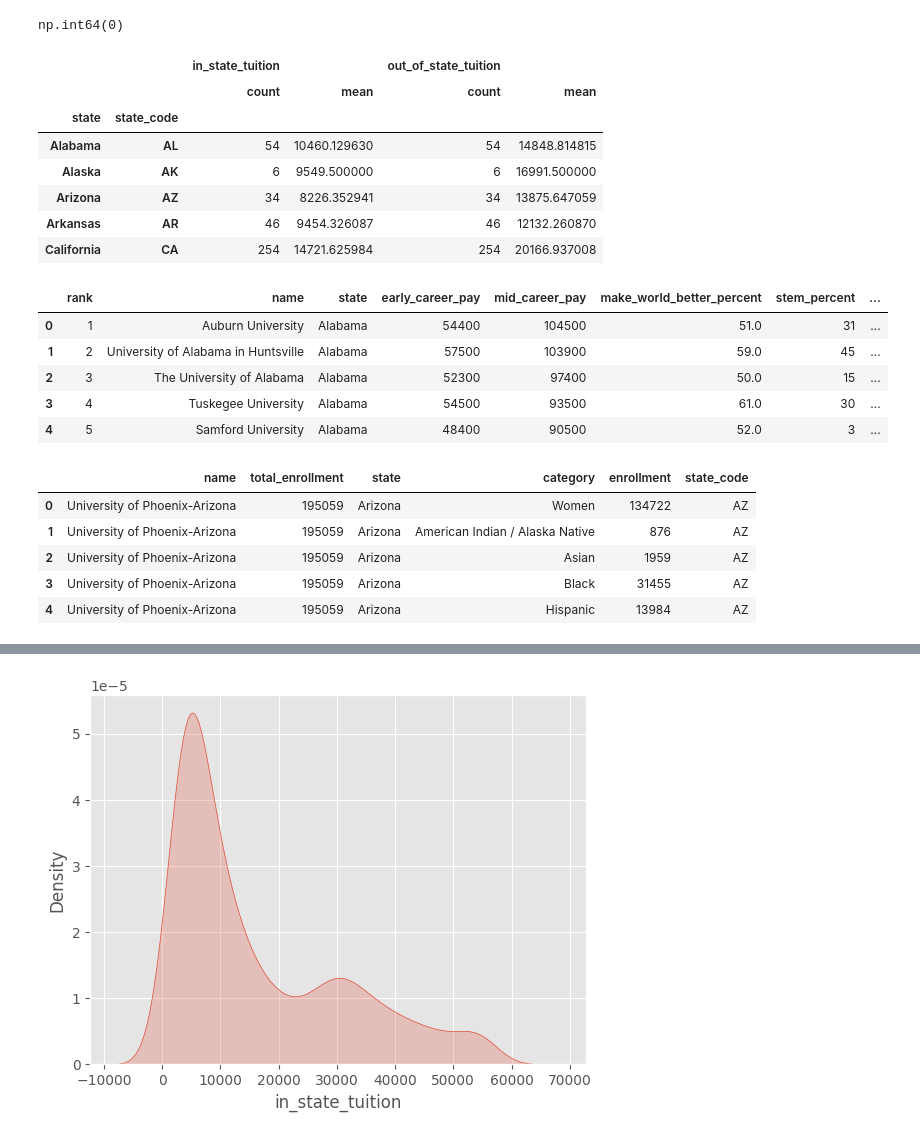
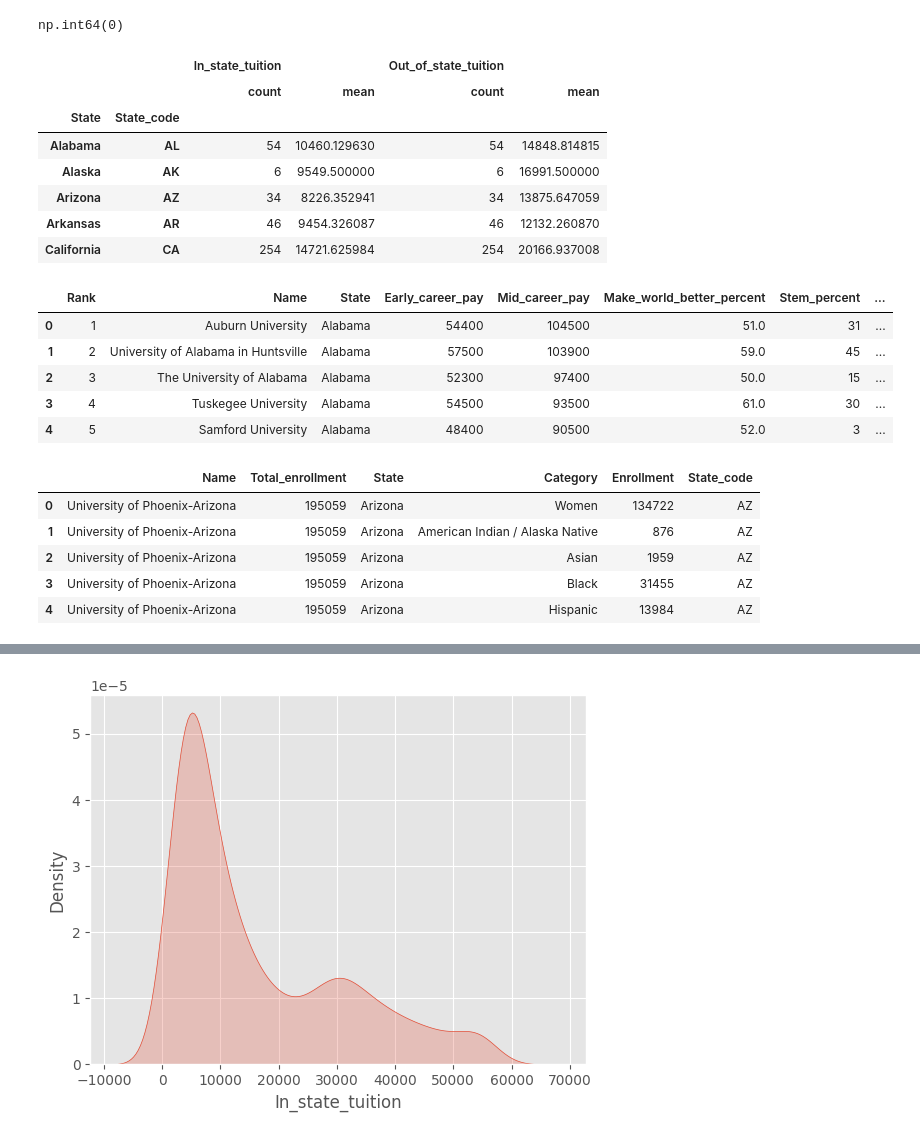
Before and after one commit to edwardweldon100/Python-Data-Analysis-Project, a Jupyter notebook: Python Project- College Tuition & Pay.ipynb, the cells around one changed output, grey strips where cells are left out. Cells and saved outputs as stored; diff of their text form; code cells hidden in the pictures.

```diff
--- a/Python Project- College Tuition & Pay.ipynb
+++ b/Python Project- College Tuition & Pay.ipynb
@@ -187,6 +194,6 @@ Salary_potential[Salary_potential.duplicated(subset='name', keep = False)].sort_
 | 543 | 9 | Fairleigh Dickinson University-Fl... | New-Jersey | 53700 | 98500 | 42.0 | 6 |
 # %%
 #remove duplicate Salary_potential
-Salary_potential = Salary_potential.drop_duplicates(subset='name', keep='first')
-Salary_potential[Salary_potential.duplicated(subset='name', keep = False)].sort_values('name', ascending=True)
+Salary_potential = Salary_potential.drop_duplicates(subset='Name', keep='first')
+Salary_potential[Salary_potential.duplicated(subset='Name', keep = False)].sort_values('Name', ascending=True)
 # %% [output]
@@ -194,5 +201,5 @@ Salary_potential[Salary_potential.duplicated(subset='name', keep = False)].sort_
 # %%
 #Change state_name to state in Salary_potential
-Salary_potential = Salary_potential.rename(columns={'state_name': 'state'})
+Salary_potential = Salary_potential.rename(columns={'State_name': 'State'})
 # %%
 #Salary_potential table without Nulls in make_world_better_percent column
@@ -209,18 +216,18 @@ np.int64(0)
 # %%
 #Create State Code index for state code lookups and aggregated view by state
 State_code_index = Tuition_cost.pivot_table(
-    index=['state', 'state_code'],
-    values=['in_state_tuition', 'out_of_state_tuition'],
+    index=['State', 'State_code'],
+    values=['In_state_tuition', 'Out_of_state_tuition'],
     aggfunc={
-        'in_state_tuition': ['mean', 'count'],
-        'out_of_state_tuition': ['mean', 'count']
+        'In_state_tuition': ['mean', 'count'],
+        'Out_of_state_tuition': ['mean', 'count']
     }
 )
 State_code_index.head()
 # %% [output]
-|  |  | in_state_tuition |  | out_of_state_tuition |  |
+|  |  | In_state_tuition |  | Out_of_state_tuition |  |
 |  |  | count | mean | count | mean |
-| state | state_code |  |  |  |  |
+| State | State_code |  |  |  |  |
 | Alabama | AL | 54 | 10460.129630 | 54 | 14848.814815 |
 | Alaska | AK | 6 | 9549.500000 | 6 | 16991.500000 |
 | Arizona | AZ | 34 | 8226.352941 | 34 | 13875.647059 |
@@ -228,17 +235,17 @@ State_code_index.head()
 | California | CA | 254 | 14721.625984 | 254 | 20166.937008 |
 # %%
 #Define state code lookup function
-def state_code_lookup(col_name = 'state'):
+def state_code_lookup(col_name = 'State'):
     for state, state_code in State_code_index.index:
         if state == col_name:
             return state_code
     return None  # if not found
 # %%
 #Add state_code column to Salary_potential
-Salary_potential['state_code'] = Salary_potential.apply(lambda row: state_code_lookup(row['state']), axis=1)
+Salary_potential['State_code'] = Salary_potential.apply(lambda row: state_code_lookup(row['State']), axis=1)
 Salary_potential.head(5)
 # %% [output]
-|  | rank | name | state | early_career_pay | mid_career_pay | make_world_better_percent | stem_percent | ... |
+|  | Rank | Name | State | Early_career_pay | Mid_career_pay | Make_world_better_percent | Stem_percent | ... |
 | 0 | 1 | Auburn University | Alabama | 54400 | 104500 | 51.0 | 31 | ... |
 | 1 | 2 | University of Alabama in Huntsville | Alabama | 57500 | 103900 | 59.0 | 45 | ... |
 | 2 | 3 | The University of Alabama | Alabama | 52300 | 97400 | 50.0 | 15 | ... |
@@ -246,10 +253,10 @@ Salary_potential.head(5)
 | 4 | 5 | Samford University | Alabama | 48400 | 90500 | 52.0 | 3 | ... |
 # %%
 #Add state_code column to Diversity_school
-Diversity_school['state_code'] = Diversity_school.apply(lambda row: state_code_lookup(row['state']), axis=1)
+Diversity_school['State_code'] = Diversity_school.apply(lambda row: state_code_lookup(row['State']), axis=1)
 Diversity_school.head(5)
 # %% [output]
-|  | name | total_enrollment | state | category | enrollment | state_code |
+|  | Name | Total_enrollment | State | Category | Enrollment | State_code |
 | 0 | University of Phoenix-Arizona | 195059 | Arizona | Women | 134722 | AZ |
 | 1 | University of Phoenix-Arizona | 195059 | Arizona | American Indian / Alaska Native | 876 | AZ |
 | 2 | University of Phoenix-Arizona | 195059 | Arizona | Asian | 1959 | AZ |
```
Also changed, not shown: parts of 34 cells of this notebook.
